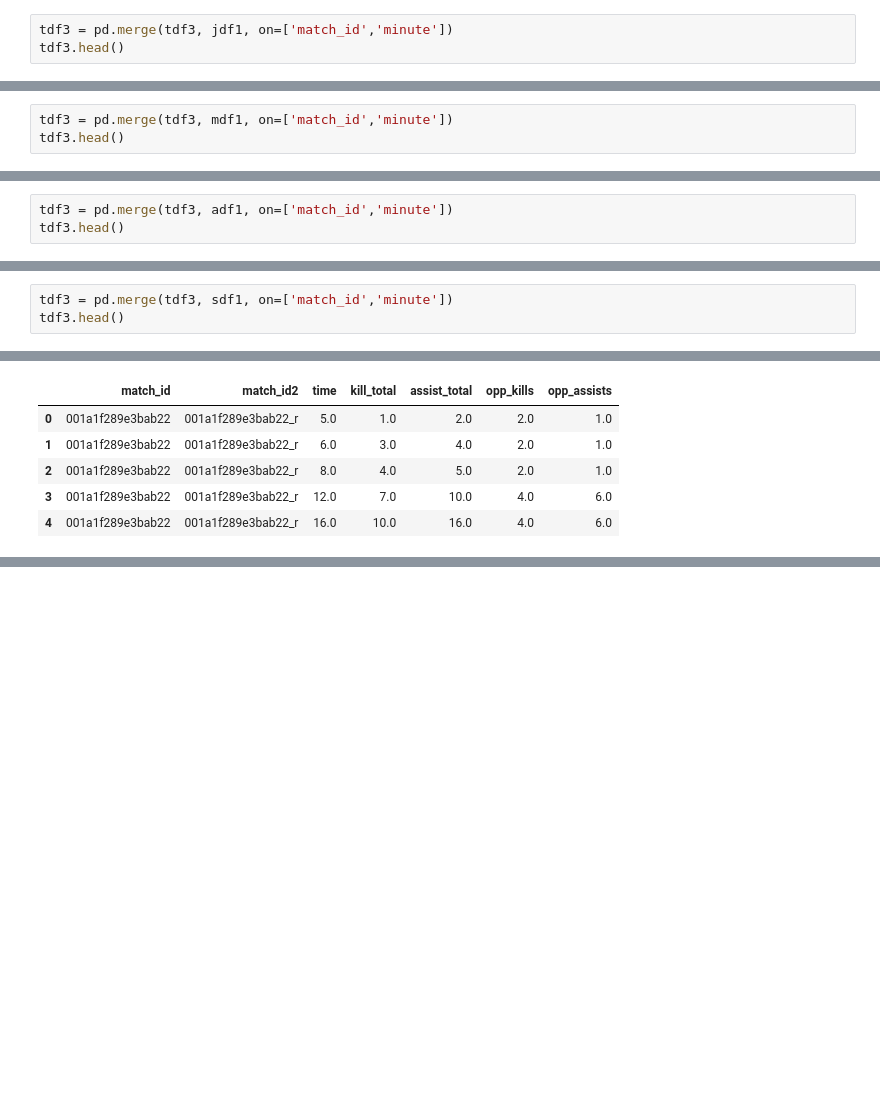
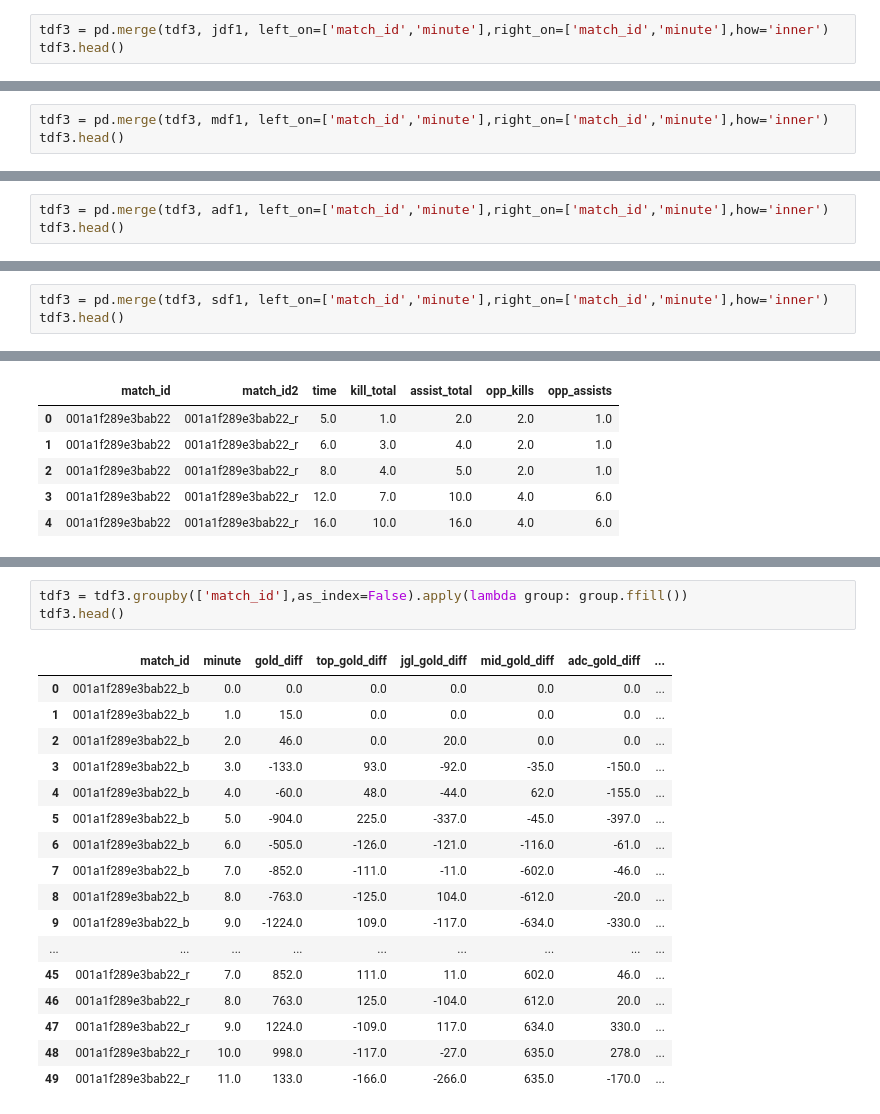
Before and after one commit to MPhillips55/Capstone_Project_2_League_of_Legends, a Jupyter notebook: Machine_Learning/Feature Generation .ipynb, the cells around one changed output, grey strips where cells are left out. Cells and saved outputs as stored; diff of their text form; blank space fills up the shorter version.

Commit message:
reorg merges

```diff
--- a/Machine_Learning/Feature Generation .ipynb
+++ b/Machine_Learning/Feature Generation .ipynb
@@ -221,7 +242,7 @@ tdf3.head()
 | 3 | 001a1f289e3bab22_b | 3 | -133 | 93 |
 | 4 | 001a1f289e3bab22_b | 4 | -60 | 48 |
 # %%
-tdf3 = pd.merge(tdf3, jdf1, on=['match_id','minute'])
+tdf3 = pd.merge(tdf3, jdf1, left_on=['match_id','minute'],right_on=['match_id','minute'],how='inner')
 tdf3.head()
 # %% [output]
 |  | match_id | minute | gold_diff | top_gold_diff | jgl_gold_diff |
@@ -231,7 +252,7 @@ tdf3.head()
 | 3 | 001a1f289e3bab22_b | 3 | -133 | 93 | -92 |
 | 4 | 001a1f289e3bab22_b | 4 | -60 | 48 | -44 |
 # %%
-tdf3 = pd.merge(tdf3, mdf1, on=['match_id','minute'])
+tdf3 = pd.merge(tdf3, mdf1, left_on=['match_id','minute'],right_on=['match_id','minute'],how='inner')
 tdf3.head()
 # %% [output]
 |  | match_id | minute | gold_diff | top_gold_diff | jgl_gold_diff | mid_gold_diff |
@@ -241,7 +262,7 @@ tdf3.head()
 | 3 | 001a1f289e3bab22_b | 3 | -133 | 93 | -92 | -35 |
 | 4 | 001a1f289e3bab22_b | 4 | -60 | 48 | -44 | 62 |
 # %%
-tdf3 = pd.merge(tdf3, adf1, on=['match_id','minute'])
+tdf3 = pd.merge(tdf3, adf1, left_on=['match_id','minute'],right_on=['match_id','minute'],how='inner')
 tdf3.head()
 # %% [output]
 |  | match_id | minute | gold_diff | top_gold_diff | jgl_gold_diff | mid_gold_diff | adc_gold_diff |
@@ -251,7 +272,7 @@ tdf3.head()
 | 3 | 001a1f289e3bab22_b | 3 | -133 | 93 | -92 | -35 | -150 |
 | 4 | 001a1f289e3bab22_b | 4 | -60 | 48 | -44 | 62 | -155 |
 # %%
-tdf3 = pd.merge(tdf3, sdf1, on=['match_id','minute'])
+tdf3 = pd.merge(tdf3, sdf1, left_on=['match_id','minute'],right_on=['match_id','minute'],how='inner')
 tdf3.head()
 # %% [output]
 |  | match_id | minute | gold_diff | top_gold_diff | jgl_gold_diff | mid_gold_diff | adc_gold_diff | ... |
@@ -466,0 +531,21 @@ dfr.head()
+# %%
+tdf3 = tdf3.groupby(['match_id'],as_index=False).apply(lambda group: group.ffill())
+tdf3.head()
+# %% [output]
+|  | match_id | minute | gold_diff | top_gold_diff | jgl_gold_diff | mid_gold_diff | adc_gold_diff | ... |
+| 0 | 001a1f289e3bab22_b | 0.0 | 0.0 | 0.0 | 0.0 | 0.0 | 0.0 | ... |
+| 1 | 001a1f289e3bab22_b | 1.0 | 15.0 | 0.0 | 0.0 | 0.0 | 0.0 | ... |
+| 2 | 001a1f289e3bab22_b | 2.0 | 46.0 | 0.0 | 20.0 | 0.0 | 0.0 | ... |
+| 3 | 001a1f289e3bab22_b | 3.0 | -133.0 | 93.0 | -92.0 | -35.0 | -150.0 | ... |
+| 4 | 001a1f289e3bab22_b | 4.0 | -60.0 | 48.0 | -44.0 | 62.0 | -155.0 | ... |
+| 5 | 001a1f289e3bab22_b | 5.0 | -904.0 | 225.0 | -337.0 | -45.0 | -397.0 | ... |
+| 6 | 001a1f289e3bab22_b | 6.0 | -505.0 | -126.0 | -121.0 | -116.0 | -61.0 | ... |
+| 7 | 001a1f289e3bab22_b | 7.0 | -852.0 | -111.0 | -11.0 | -602.0 | -46.0 | ... |
+| 8 | 001a1f289e3bab22_b | 8.0 | -763.0 | -125.0 | 104.0 | -612.0 | -20.0 | ... |
+| 9 | 001a1f289e3bab22_b | 9.0 | -1224.0 | 109.0 | -117.0 | -634.0 | -330.0 | ... |
+| ... | ... | ... | ... | ... | ... | ... | ... | ... |
+| 45 | 001a1f289e3bab22_r | 7.0 | 852.0 | 111.0 | 11.0 | 602.0 | 46.0 | ... |
+| 46 | 001a1f289e3bab22_r | 8.0 | 763.0 | 125.0 | -104.0 | 612.0 | 20.0 | ... |
+| 47 | 001a1f289e3bab22_r | 9.0 | 1224.0 | -109.0 | 117.0 | 634.0 | 330.0 | ... |
+| 48 | 001a1f289e3bab22_r | 10.0 | 998.0 | -117.0 | -27.0 | 635.0 | 278.0 | ... |
+| 49 | 001a1f289e3bab22_r | 11.0 | 133.0 | -166.0 | -266.0 | 635.0 | -170.0 | ... |
```
Also changed, not shown: parts of 16 cells of this notebook.
